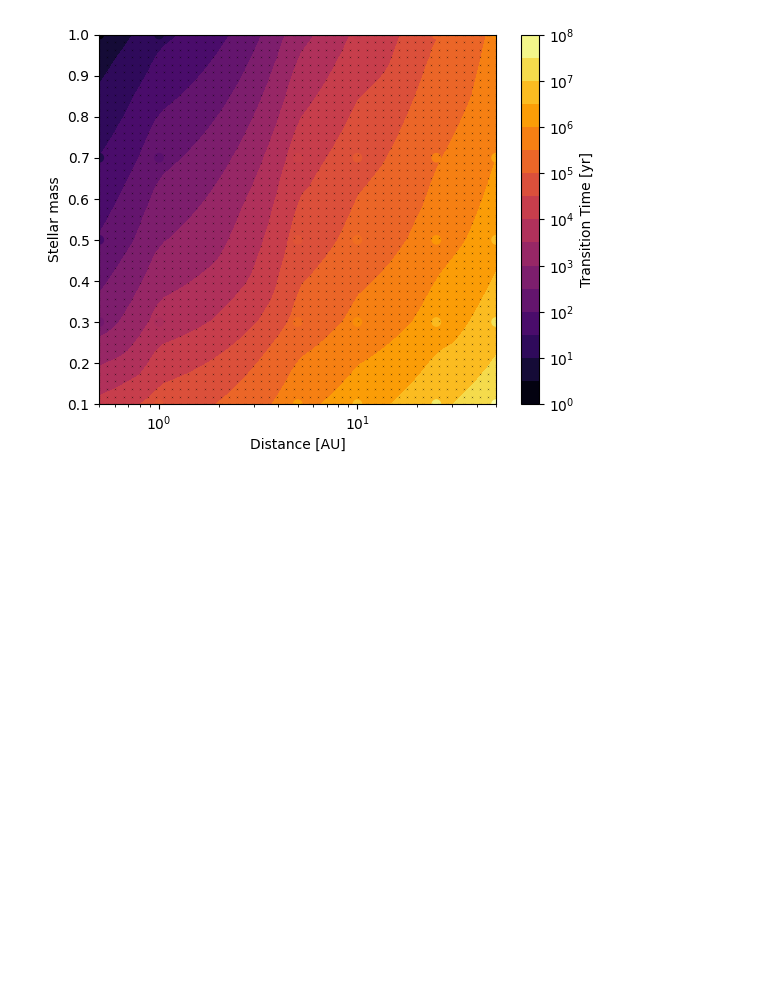
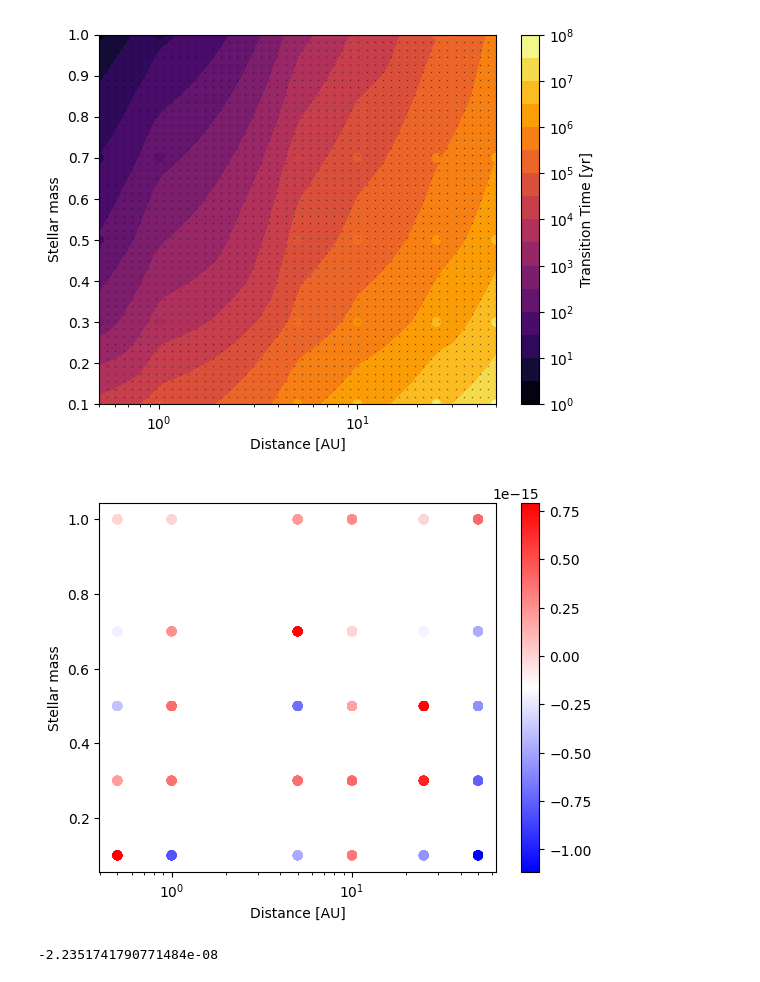
Before and after one commit to NIcolas-Kaufmann/emerge, a Jupyter notebook: emerge/temp_tests.ipynb, the cells around one changed output. Drawn from its saved outputs; the diff is of its cells as text; code cells hidden in the pictures; blank space fills up the shorter version.

Commit message:
Changed the strucuture so the data is included and the reading works

```diff
--- a/emerge/temp_tests.ipynb
+++ b/emerge/temp_tests.ipynb
@@ -98,10 +98,13 @@ plt.show()
 # %% [output]
 [figure]
 # %%
-sma_int = data["r0"]
-mstar_int = data["M_star"]
+sma_int = [0.5,1.,5.,10.,25.,50.]
+mstar_int = [1,0.7,0.5,0.3,0.1]
 flux = 100
 M_em_fact = 1
+mask = np.logical_and(data["flux_peb"] == flux ,data["M_em_fact"] == M_em_fact)
+sma_int = data["r0"][mask]
+mstar_int = data["M_star"][mask]
 
 grid_dist, grid_star = np.meshgrid(sma_int,mstar_int)
 
@@ -117,21 +120,38 @@ Y = grid_star
 fl_x = X.flatten()
 fl_y = Y.flatten()
 Z = np.zeros_like(fl_x)
+rel_err = np.zeros_like(fl_x)
 for k in range(len(fl_x)):
     Z[k] = t_embryo(data,fl_x[k],fl_y[k],flux,M_em_fact)
+    m_loc = np.logical_and(np.logical_and(fl_x[k] == data["r0"],fl_y[k] == data["M_star"]), np.logical_and(data["flux_peb"] == flux ,data["M_em_fact"] == M_em_fact) )
+    t_trans_int = data["t_trans"][m_loc]
+    rel_err[k] =( Z[k] - t_trans_int )/max(t_trans_int,1e0)
 Z = np.reshape(Z,np.shape(X))
+# %%
+Z = Z.flatten()
+err = np.zeros_like(fl_x)
+for k in range(len(fl_x)):
+    m_loc = np.logical_and(np.logical_and(fl_x[k] == data["r0"],fl_y[k] == data["M_star"]), np.logical_and(data["flux_peb"] == flux ,data["M_em_fact"] == M_em_fact) )
+    t_trans_int = data["t_trans"][m_loc]
+    err[k] = Z[k] - t_trans_int
+Z = np.reshape(Z,np.shape(X))
 # %%
 
 fig = plt.figure()
 mask = np.logical_and(data["flux_peb"] == flux ,data["M_em_fact"] == M_em_fact)
 
-rel_error = (Z.flatten() - data["t_trans"])/np.maximum(data["t_trans"],1e-6)
-col_err = matplotlib.colors.Normalize(vmin=np.min(rel_error), vmax=np.max(rel_error))
-plt.scatter(X,Y,marker="o",c= col_err(data["t_trans"][mask]),cmap="bwr")
-
+col_err = matplotlib.colors.Normalize(vmin=np.min(err), vmax=np.max(err))
+plt.scatter(X,Y,marker="o",c=err/Z.flatten(),cmap="bwr")
+plt.colorbar()
 plt.xscale("log")
 ax =plt.gca()
 ax.set_xlabel('Distance [AU]')
 ax.set_ylabel(r'Stellar mass')
 
 plt.show()
+# %% [output]
+[figure, added]
+# %%
+err
+# %% [output]
+-2.2351741790771484e-08
```
Also changed, not shown: parts of 1 cell of this notebook, 5 other files.
